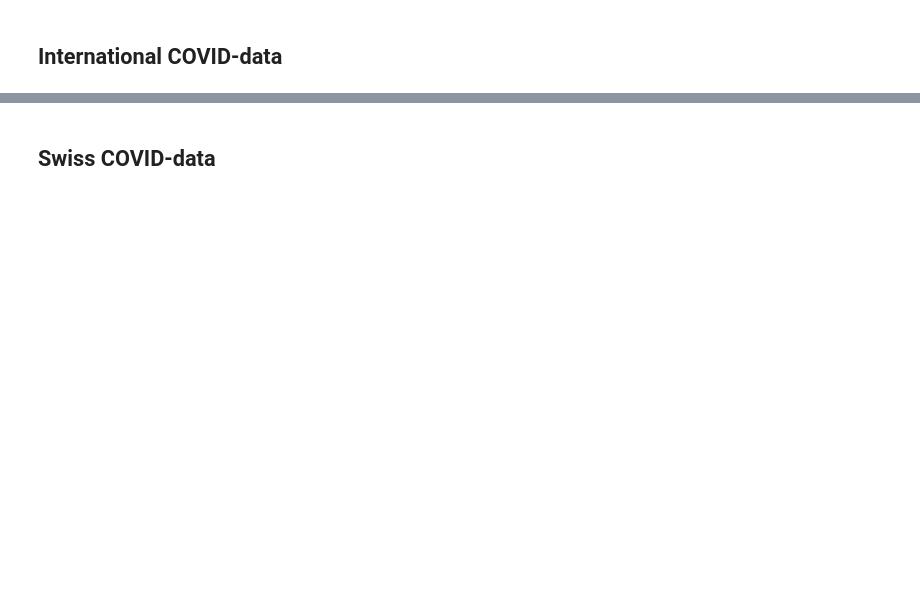
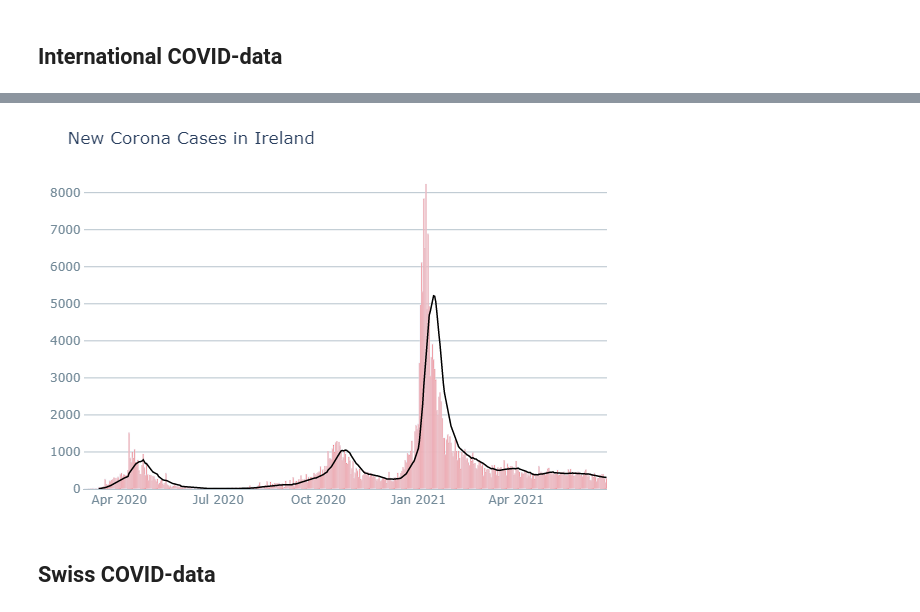
Before and after one commit to tez4/fhnw-ds-daw-fs2021-covid, a Jupyter notebook: data_pipeline.ipynb, the cells around one changed output, grey strips where cells are left out. Drawn from its saved outputs; the diff is of its cells as text; code cells hidden in the pictures; blank space fills up the shorter version.

```diff
--- a/data_pipeline.ipynb
+++ b/data_pipeline.ipynb
@@ -192,0 +188,6 @@ plot.show()
+# %%
+# create df with one column per date
+df = worldwide_pretty[worldwide_pretty.Country_Region == 'Ireland']
+# create a moving average
+df['SMA_14'] = round(df.loc[:,'New_Confirmed'].rolling(window=14).mean())
+df = df.reset_index()
@@ -193,3 +199,77 @@ plot.show()
+# %%
+plot = go.Figure()
+
+plot.add_trace(
+    go.Bar(
+        name='Daily Meas',
+        x=df["Date"],
+        y=df["New_Confirmed"],
+        marker={
+            # size': 10,
+            'color': 'red',
+            'opacity': 1
+        },
+    )
+)
+
+plot.add_trace(
+    go.Scatter(
+        name='14 Day MA',
+        x=df["Date"],
+        y=df["SMA_14"],
+        mode='lines',
+        marker={
+            'size': 1,
+            'color': 'black',
+            'opacity': 0.7
+        },
+        line_width=1.5
+    )
+)
+
+
+plot.update_layout(
+    title_x=0,
+    title='New Corona Cases in Ireland',
+    margin={
+        'l': 25,
+        'b': 25,
+        't': 50,
+        'r': 20
+    },
+    height=400,
+    yaxis={
+        'color': '#748B99',
+        'showgrid': True,
+        'showline': True,
+        'gridwidth': 1,
+        'gridcolor': '#B6C3CC',
+        # 'rangemode': "tozero",
+        'range':
+            [0,
+             df.New_Confirmed.max() * 1.05],
+        # 'ticksuffix': ' '
+        # 'tickprefix': 'id: '
+    },
+    xaxis={
+        'showgrid': False,
+        'color': '#748B99',
+        'showline': True,
+        'linecolor': '#B6C3CC',
+    },
+    paper_bgcolor='#FFFFFF',
+    plot_bgcolor='rgba(0,0,0,0)',
+    showlegend=False,
+    legend={
+        'yanchor': 'top',
+        'y': 0.99,
+        'xanchor': 'right',
+        'x': 0.99
+    })
+
+plot.show()
+# %% [output]
+[figure, added]
 # %% [markdown]
 ## Swiss COVID-data
 # %%
```
Also changed, not shown: parts of 19 cells of this notebook, 3 other files.
